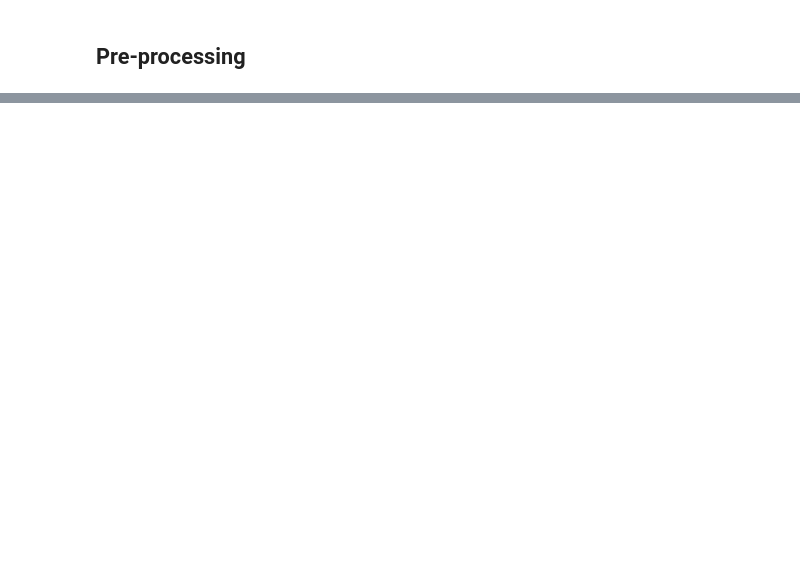
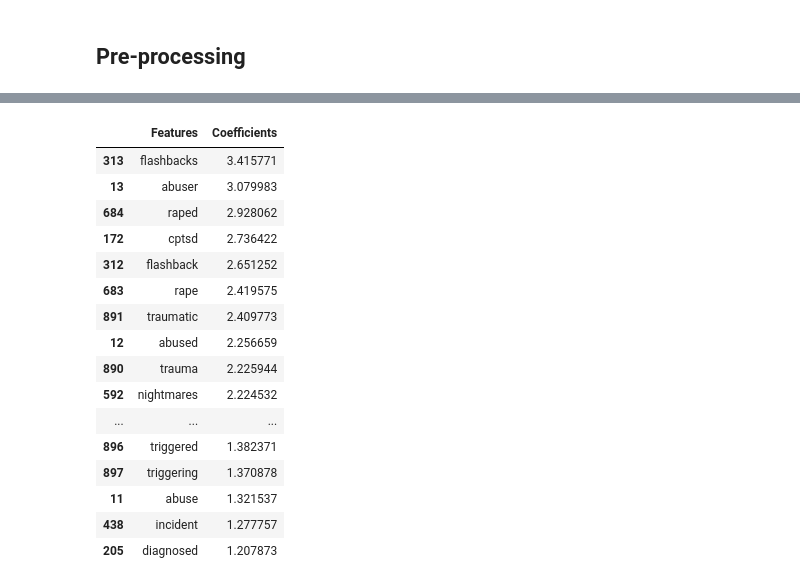
Before and after one commit to msamhz/GA-Lessons, a Jupyter notebook: project_3/Project3_Anxiety_PTSD.ipynb, the cells around one changed output, grey strips where cells are left out. Saved outputs shown, nothing was run; the diff lists cells and outputs as text; code cells hidden in the pictures; blank space fills up the shorter version.

```diff
--- a/project_3/Project3_Anxiety_PTSD.ipynb
+++ b/project_3/Project3_Anxiety_PTSD.ipynb
@@ -141,0 +239,24 @@ knn.fit()
+# %%
+# to create dataframe of highest coefficients
+
+df = pd.DataFrame([[x,y] for x,y in zip(gs.best_estimator_[0].get_feature_names(), gs.best_estimator_[1].coef_.tolist()[0])])
+df.rename(columns= {0: 'Features', 1: 'Coefficients'}, inplace = True)
+df.sort_values(by = 'Coefficients', ascending = False).head(20)
+# %% [output]
+|  | Features | Coefficients |
+| 313 | flashbacks | 3.415771 |
+| 13 | abuser | 3.079983 |
+| 684 | raped | 2.928062 |
+| 172 | cptsd | 2.736422 |
+| 312 | flashback | 2.651252 |
+| 683 | rape | 2.419575 |
+| 891 | traumatic | 2.409773 |
+| 12 | abused | 2.256659 |
+| 890 | trauma | 2.225944 |
+| 592 | nightmares | 2.224532 |
+| ... | ... | ... |
+| 896 | triggered | 1.382371 |
+| 897 | triggering | 1.370878 |
+| 11 | abuse | 1.321537 |
+| 438 | incident | 1.277757 |
+| 205 | diagnosed | 1.207873 |
```
Also changed, not shown: parts of 42 cells of this notebook, 5 other files.
